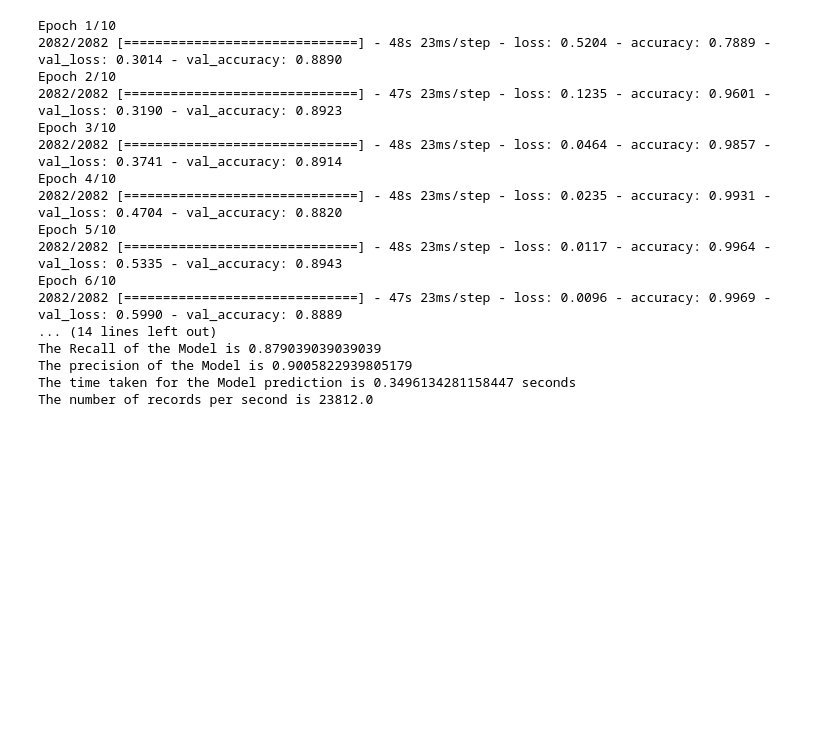
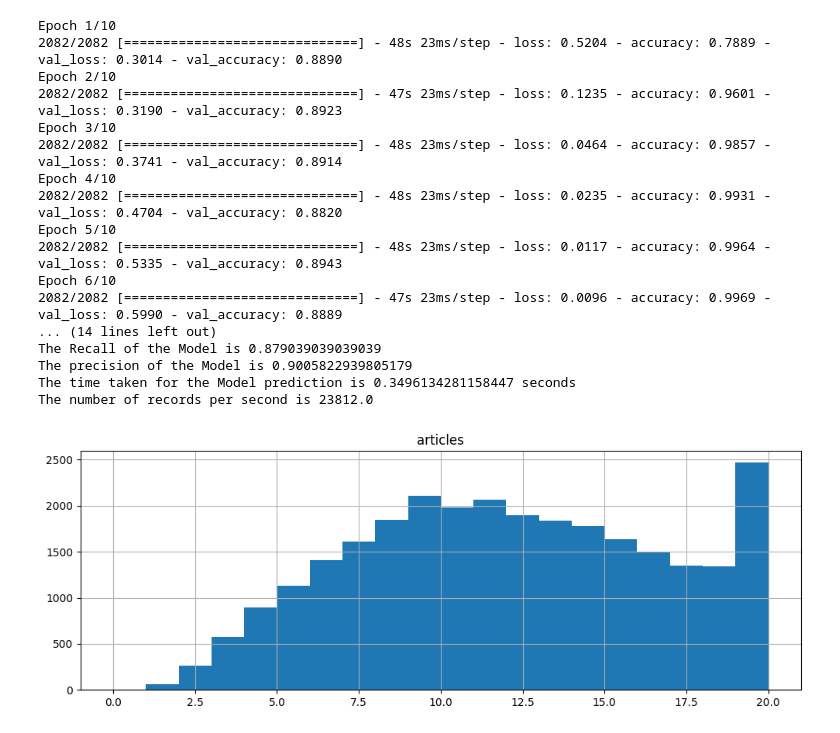
Before and after one commit to erictan23/TwitterIR, a Jupyter notebook: SentimentalAnalysis.ipynb, the cells around one changed output. Drawn from its saved outputs; the diff is of its cells as text; code cells hidden in the pictures; blank space fills up the shorter version.

```diff
--- a/SentimentalAnalysis.ipynb
+++ b/SentimentalAnalysis.ipynb
@@ -2977,4 +2154,15 @@ The Recall of the Model is 0.879039039039039
 The precision of the Model is 0.9005822939805179
 The time taken for the Model prediction is 0.3496134281158447 seconds
 The number of records per second is 23812.0
+# %%
+tweet_word_count = [len(sentence.split()) for sentence in filterTweets.body]
+tweet_word_count[:10]
+
+# Analyze the distribution of sequences by looking at the length of the texts
+pd.DataFrame({'articles': tweet_word_count}).hist(
+    bins=20, figsize=(12, 4), range=[0, 20]
+)
+plt.show()
+# %% [output]
+[figure, added]
 # %%
```
Also changed, not shown: parts of 114 cells of this notebook.
